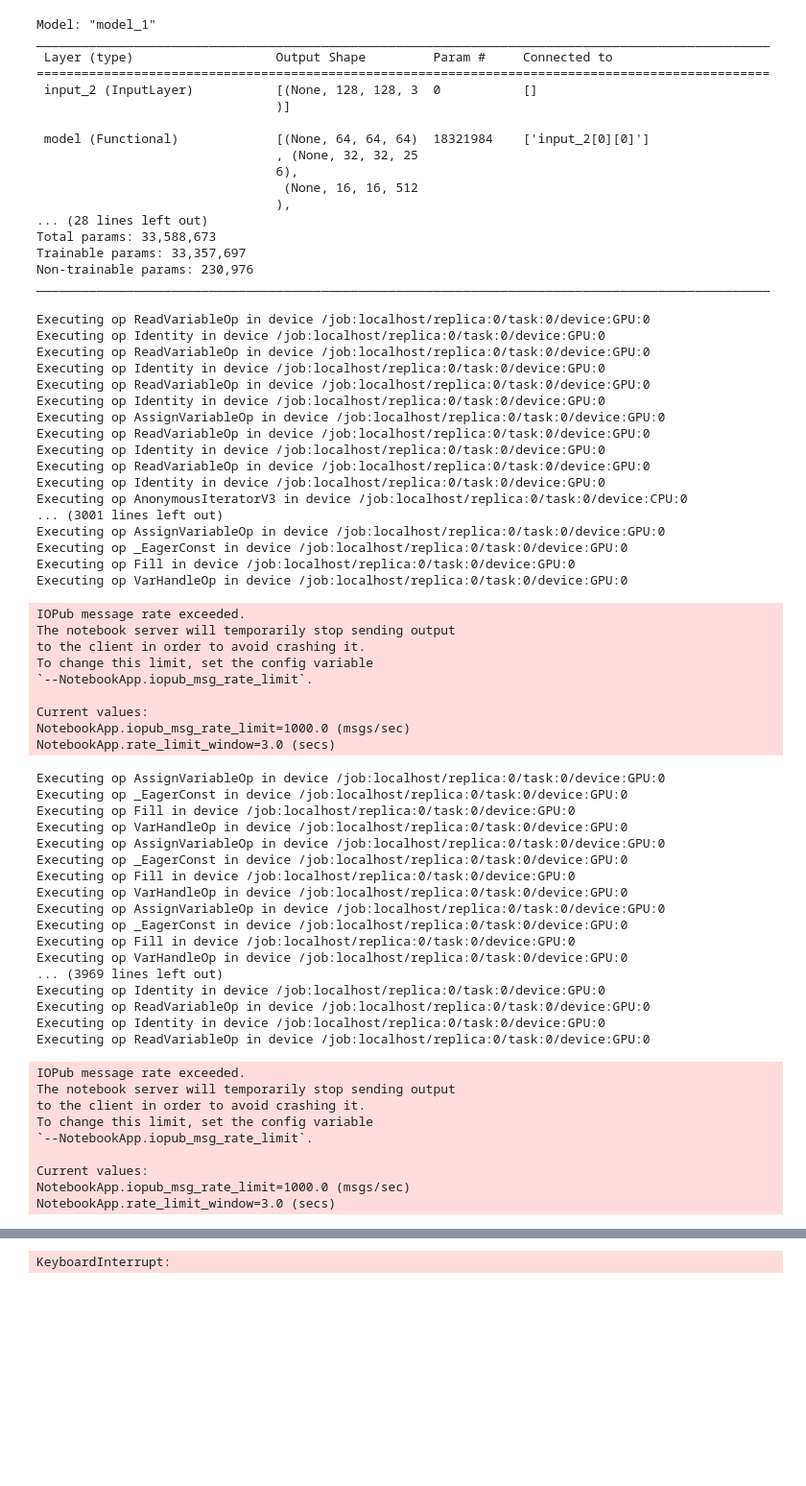
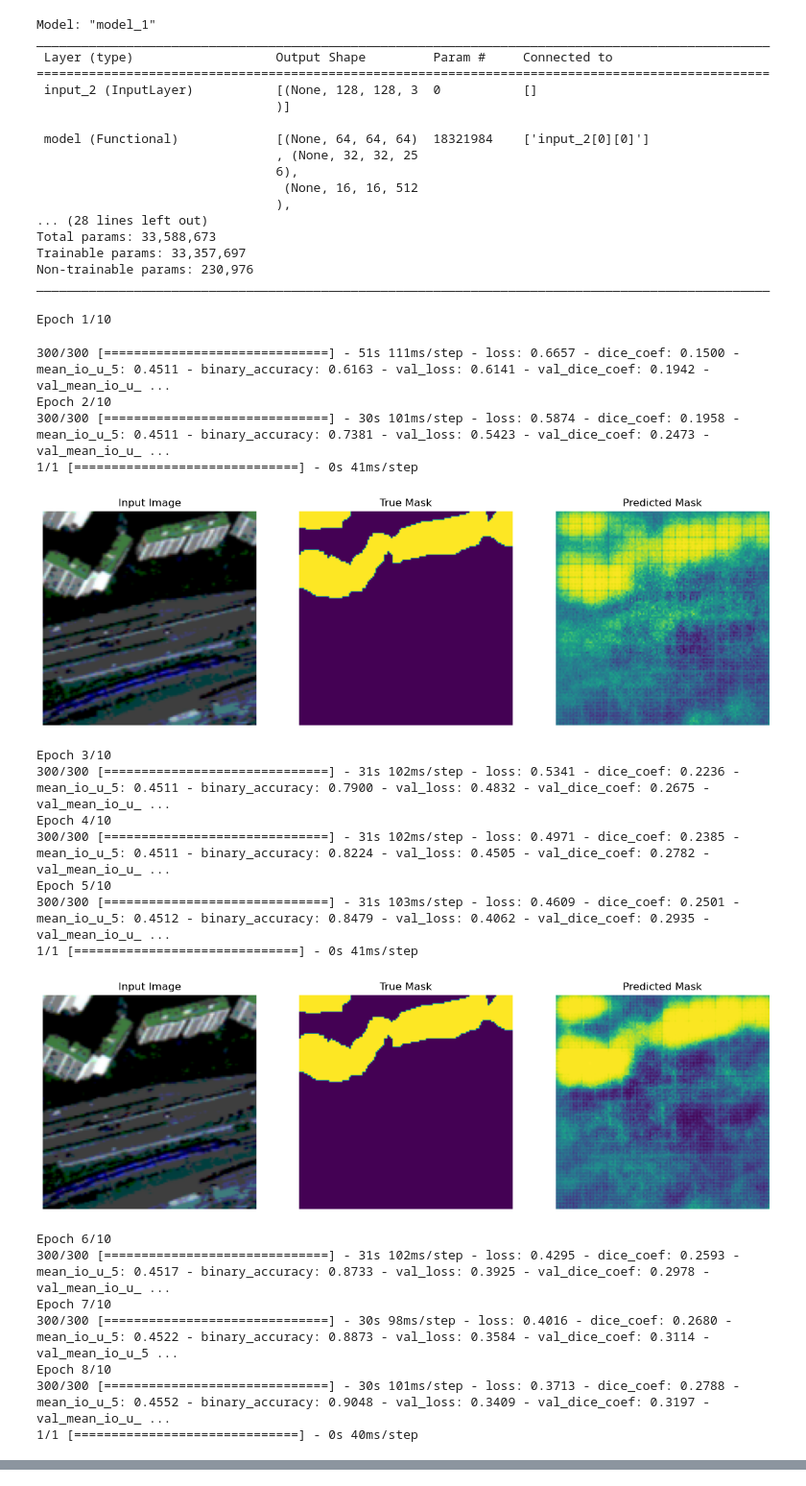
Before and after one commit to dietrichalex/cse-seminar, a Jupyter notebook: HighRiseBuildingDetection_Kaggle.ipynb, the cells around one changed output, grey strips where cells are left out. Shown at 96% size. Drawn from its saved outputs; the diff is of its cells as text; code cells hidden in the pictures; blank space fills up the shorter version.

```diff
--- a/HighRiseBuildingDetection_Kaggle.ipynb
+++ b/HighRiseBuildingDetection_Kaggle.ipynb
@@ -504,67 +410,37 @@ ________________________________________________________________________________
 # %%
 early_stop = tf.keras.callbacks.EarlyStopping(patience=4,restore_best_weights=True)
 
 class DisplayCallback(tf.keras.callbacks.Callback):
     def on_epoch_begin(self, epoch, logs=None):
         if (epoch + 1) % 3 == 0:
             show_predictions(sample_image, sample_mask)
-EPOCHS = 30
+EPOCHS = 10
 STEPS_PER_EPOCH = TRAIN_LENGTH // BATCH_SIZE
+#STEPS_PER_EPOCH = 30
 
 model_history = model.fit(train_dataset, epochs=EPOCHS,
                           steps_per_epoch=STEPS_PER_EPOCH,
                           validation_data=valid_dataset,
-                          callbacks=[DisplayCallback(),early_stop])
+                          callbacks=[DisplayCallback()])
 # %% [output]
-Executing op ReadVariableOp in device /job:localhost/replica:0/task:0/device:GPU:0
-Executing op Identity in device /job:localhost/replica:0/task:0/device:GPU:0
-Executing op ReadVariableOp in device /job:localhost/replica:0/task:0/device:GPU:0
-Executing op Identity in device /job:localhost/replica:0/task:0/device:GPU:0
-Executing op ReadVariableOp in device /job:localhost/replica:0/task:0/device:GPU:0
-Executing op Identity in device /job:localhost/replica:0/task:0/device:GPU:0
-Executing op AssignVariableOp in device /job:localhost/replica:0/task:0/device:GPU:0
-Executing op ReadVariableOp in device /job:localhost/replica:0/task:0/device:GPU:0
-Executing op Identity in device /job:localhost/replica:0/task:0/device:GPU:0
-Executing op ReadVariableOp in device /job:localhost/replica:0/task:0/device:GPU:0
-Executing op Identity in device /job:localhost/replica:0/task:0/device:GPU:0
-Executing op AnonymousIteratorV3 in device /job:localhost/replica:0/task:0/device:CPU:0
-... (3001 lines left out)
-Executing op AssignVariableOp in device /job:localhost/replica:0/task:0/device:GPU:0
-Executing op _EagerConst in device /job:localhost/replica:0/task:0/device:GPU:0
-Executing op Fill in device /job:localhost/replica:0/task:0/device:GPU:0
-Executing op VarHandleOp in device /job:localhost/replica:0/task:0/device:GPU:0
+Epoch 1/10
-IOPub message rate exceeded.
-The notebook server will temporarily stop sending output
-to the client in order to avoid crashing it.
-To change this limit, set the config variable
-`--NotebookApp.iopub_msg_rate_limit`.
-
-Current values:
-NotebookApp.iopub_msg_rate_limit=1000.0 (msgs/sec)
-NotebookApp.rate_limit_window=3.0 (secs)
+300/300 [==============================] - 51s 111ms/step - loss: 0.6657 - dice_coef: 0.1500 - mean_io_u_5: 0.4511 - binary_accuracy: 0.6163 - val_loss: 0.6141 - val_dice_coef: 0.1942 - val_mean_io_u_ ...
+Epoch 2/10
+300/300 [==============================] - 30s 101ms/step - loss: 0.5874 - dice_coef: 0.1958 - mean_io_u_5: 0.4511 - binary_accuracy: 0.7381 - val_loss: 0.5423 - val_dice_coef: 0.2473 - val_mean_io_u_ ...
+1/1 [==============================] - 0s 41ms/step
+[figure, new version]
-Executing op AssignVariableOp in device /job:localhost/replica:0/task:0/device:GPU:0
-Executing op _EagerConst in device /job:localhost/replica:0/task:0/device:GPU:0
-Executing op Fill in device /job:localhost/replica:0/task:0/device:GPU:0
-Executing op VarHandleOp in device /job:localhost/replica:0/task:0/device:GPU:0
-Executing op AssignVariableOp in device /job:localhost/replica:0/task:0/device:GPU:0
-Executing op _EagerConst in device /job:localhost/replica:0/task:0/device:GPU:0
-Executing op Fill in device /job:localhost/replica:0/task:0/device:GPU:0
-Executing op VarHandleOp in device /job:localhost/replica:0/task:0/device:GPU:0
-Executing op AssignVariableOp in device /job:localhost/replica:0/task:0/device:GPU:0
-Executing op _EagerConst in device /job:localhost/replica:0/task:0/device:GPU:0
-Executing op Fill in device /job:localhost/replica:0/task:0/device:GPU:0
-Executing op VarHandleOp in device /job:localhost/replica:0/task:0/device:GPU:0
-... (3969 lines left out)
-Executing op Identity in device /job:localhost/replica:0/task:0/device:GPU:0
-Executing op ReadVariableOp in device /job:localhost/replica:0/task:0/device:GPU:0
-Executing op Identity in device /job:localhost/replica:0/task:0/device:GPU:0
-Executing op ReadVariableOp in device /job:localhost/replica:0/task:0/device:GPU:0
+Epoch 3/10
+300/300 [==============================] - 31s 102ms/step - loss: 0.5341 - dice_coef: 0.2236 - mean_io_u_5: 0.4511 - binary_accuracy: 0.7900 - val_loss: 0.4832 - val_dice_coef: 0.2675 - val_mean_io_u_ ...
+Epoch 4/10
+300/300 [==============================] - 31s 102ms/step - loss: 0.4971 - dice_coef: 0.2385 - mean_io_u_5: 0.4511 - binary_accuracy: 0.8224 - val_loss: 0.4505 - val_dice_coef: 0.2782 - val_mean_io_u_ ...
+Epoch 5/10
+300/300 [==============================] - 31s 103ms/step - loss: 0.4609 - dice_coef: 0.2501 - mean_io_u_5: 0.4512 - binary_accuracy: 0.8479 - val_loss: 0.4062 - val_dice_coef: 0.2935 - val_mean_io_u_ ...
+1/1 [==============================] - 0s 41ms/step
+[figure, added]
-IOPub message rate exceeded.
-The notebook server will temporarily stop sending output
-to the client in order to avoid crashing it.
-To change this limit, set the config variable
-`--NotebookApp.iopub_msg_rate_limit`.
-
-Current values:
-NotebookApp.iopub_msg_rate_limit=1000.0 (msgs/sec)
-NotebookApp.rate_limit_window=3.0 (secs)
+Epoch 6/10
+300/300 [==============================] - 31s 102ms/step - loss: 0.4295 - dice_coef: 0.2593 - mean_io_u_5: 0.4517 - binary_accuracy: 0.8733 - val_loss: 0.3925 - val_dice_coef: 0.2978 - val_mean_io_u_ ...
+Epoch 7/10
+300/300 [==============================] - 30s 98ms/step - loss: 0.4016 - dice_coef: 0.2680 - mean_io_u_5: 0.4522 - binary_accuracy: 0.8873 - val_loss: 0.3584 - val_dice_coef: 0.3114 - val_mean_io_u_5 ...
+Epoch 8/10
+300/300 [==============================] - 30s 101ms/step - loss: 0.3713 - dice_coef: 0.2788 - mean_io_u_5: 0.4552 - binary_accuracy: 0.9048 - val_loss: 0.3409 - val_dice_coef: 0.3197 - val_mean_io_u_ ...
+1/1 [==============================] - 0s 40ms/step
@@ -606 +451,0 @@ Executing op __inference_train_function_54724 in device /job:localhost/replica:0
-KeyboardInterrupt:
```
Also changed, not shown: parts of 18 cells of this notebook.
